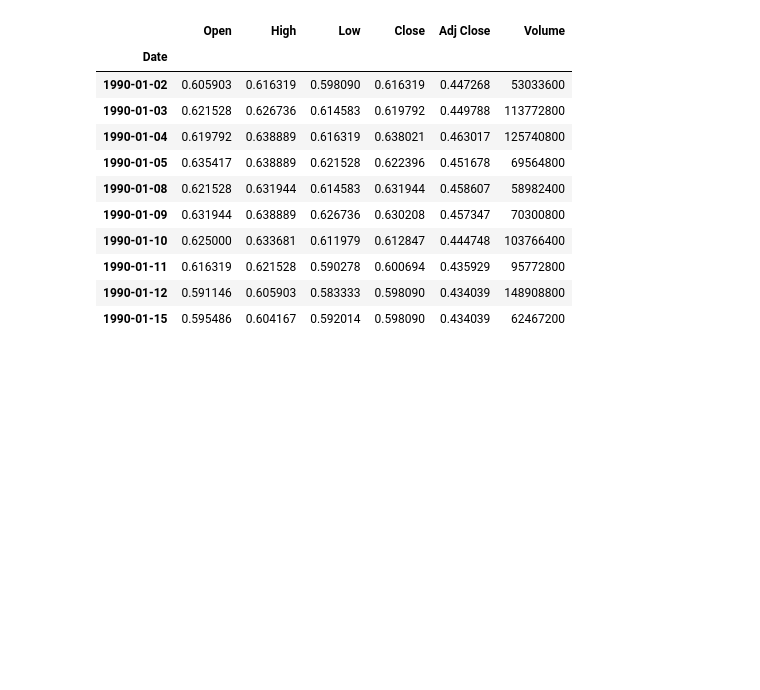
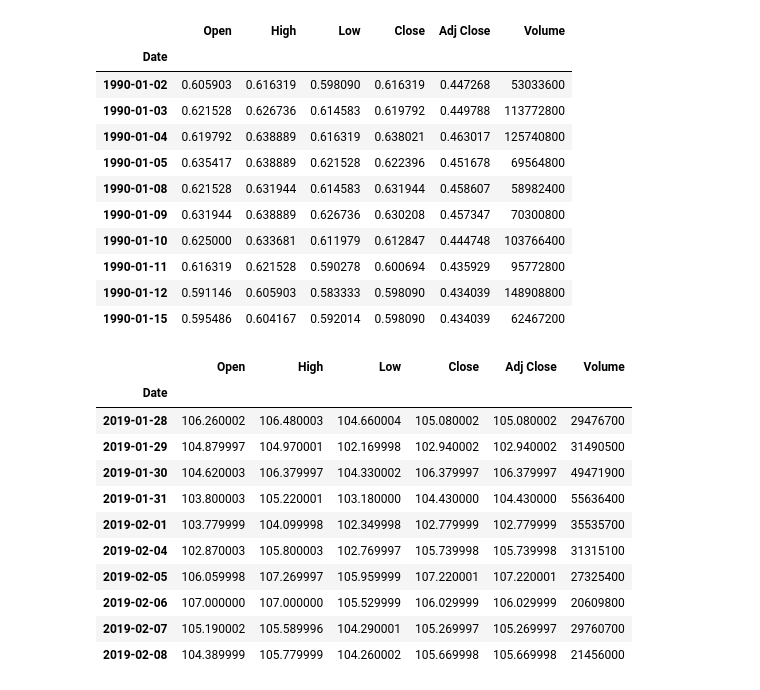
Before and after one commit to 18-RAJAT/Stock-Prediction, a Jupyter notebook: stock_price_prediction_LSTM.ipynb, the cells around one changed output. Saved outputs shown, nothing was run; the diff lists cells and outputs as text; code cells hidden in the pictures; blank space fills up the shorter version.

Commit message:
tail values

```diff
--- a/stock_price_prediction_LSTM.ipynb
+++ b/stock_price_prediction_LSTM.ipynb
@@ -120,3 +120,18 @@ df.head(10)
 | 1990-01-11 | 0.616319 | 0.621528 | 0.590278 | 0.600694 | 0.435929 | 95772800 |
 | 1990-01-12 | 0.591146 | 0.605903 | 0.583333 | 0.598090 | 0.434039 | 148908800 |
 | 1990-01-15 | 0.595486 | 0.604167 | 0.592014 | 0.598090 | 0.434039 | 62467200 |
+# %%
+df.tail(10)
+# %% [output]
+|  | Open | High | Low | Close | Adj Close | Volume |
+| Date |  |  |  |  |  |  |
+| 2019-01-28 | 106.260002 | 106.480003 | 104.660004 | 105.080002 | 105.080002 | 29476700 |
+| 2019-01-29 | 104.879997 | 104.970001 | 102.169998 | 102.940002 | 102.940002 | 31490500 |
+| 2019-01-30 | 104.620003 | 106.379997 | 104.330002 | 106.379997 | 106.379997 | 49471900 |
+| 2019-01-31 | 103.800003 | 105.220001 | 103.180000 | 104.430000 | 104.430000 | 55636400 |
+| 2019-02-01 | 103.779999 | 104.099998 | 102.349998 | 102.779999 | 102.779999 | 35535700 |
+| 2019-02-04 | 102.870003 | 105.800003 | 102.769997 | 105.739998 | 105.739998 | 31315100 |
+| 2019-02-05 | 106.059998 | 107.269997 | 105.959999 | 107.220001 | 107.220001 | 27325400 |
+| 2019-02-06 | 107.000000 | 107.000000 | 105.529999 | 106.029999 | 106.029999 | 20609800 |
+| 2019-02-07 | 105.190002 | 105.589996 | 104.290001 | 105.269997 | 105.269997 | 29760700 |
+| 2019-02-08 | 104.389999 | 105.779999 | 104.260002 | 105.669998 | 105.669998 | 21456000 |
```
